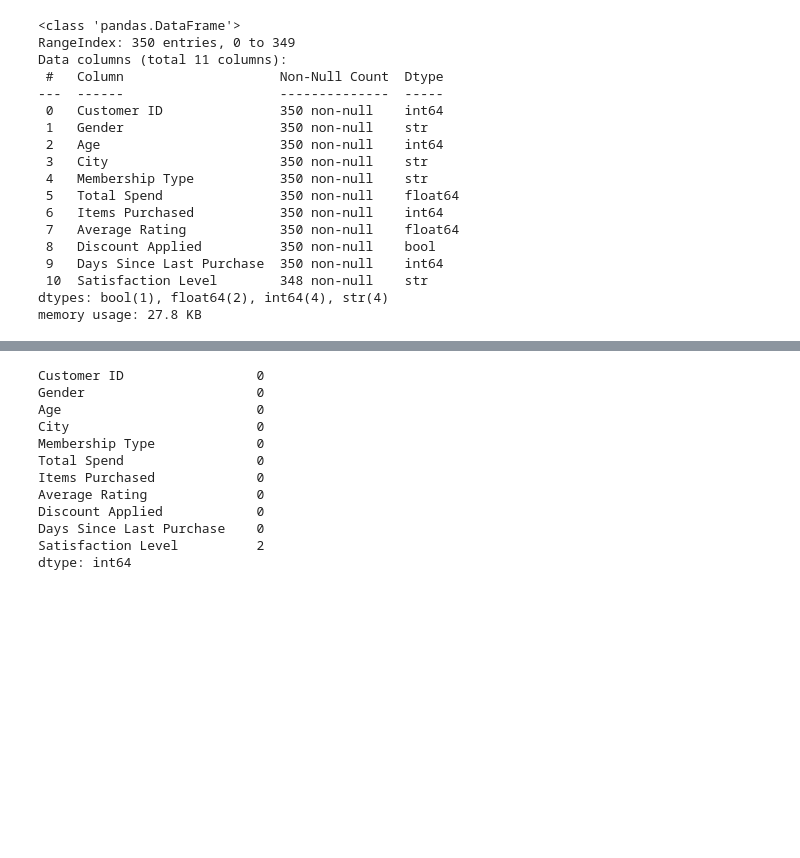
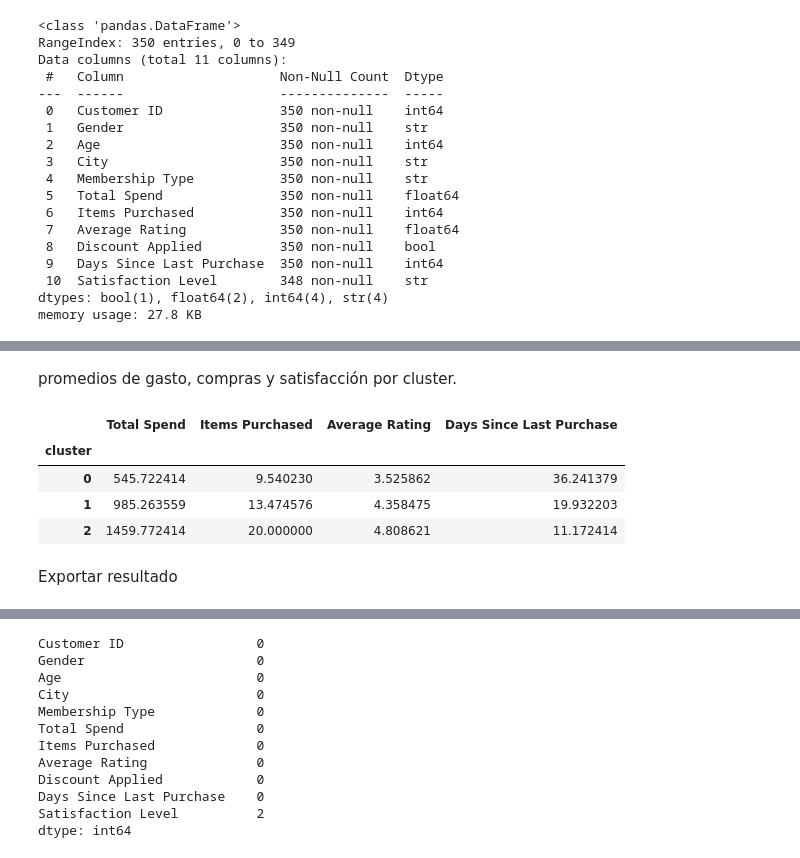
Before and after one commit to Fabianoc10/customer_behavior_analysis, a Jupyter notebook: notebooks/EDA_Customer_Behavior.ipynb, the cells around one changed output, grey strips where cells are left out. Saved outputs shown, nothing was run; the diff lists cells and outputs as text; code cells hidden in the pictures; blank space fills up the shorter version.

```diff
--- a/notebooks/EDA_Customer_Behavior.ipynb
+++ b/notebooks/EDA_Customer_Behavior.ipynb
@@ -37,0 +59,9 @@ memory usage: 27.8 KB
+# %%
+from sklearn.preprocessing import StandardScaler
+from sklearn.cluster import KMeans
+
+scaler = StandardScaler()
+X_scaled = scaler.fit_transform(df_features[['Total Spend','Items Purchased','Days Since Last Purchase']])
+
+kmeans = KMeans(n_clusters=3, random_state=42)
+df_features['cluster'] = kmeans.fit_predict(X_scaled)
@@ -37,0 +78,15 @@ memory usage: 27.8 KB
+# %% [markdown]
+promedios de gasto, compras y satisfacción por cluster.
+# %%
+df_features.groupby('cluster')[['Total Spend',
+                                'Items Purchased',
+                                'Average Rating',
+                                'Days Since Last Purchase']].mean()
+# %% [output]
+|  | Total Spend | Items Purchased | Average Rating | Days Since Last Purchase |
+| cluster |  |  |  |  |
+| 0 | 545.722414 | 9.540230 | 3.525862 | 36.241379 |
+| 1 | 985.263559 | 13.474576 | 4.358475 | 19.932203 |
+| 2 | 1459.772414 | 20.000000 | 4.808621 | 11.172414 |
+# %% [markdown]
+Exportar resultado
```
Also changed, not shown: parts of 13 cells of this notebook, 13 other files.
